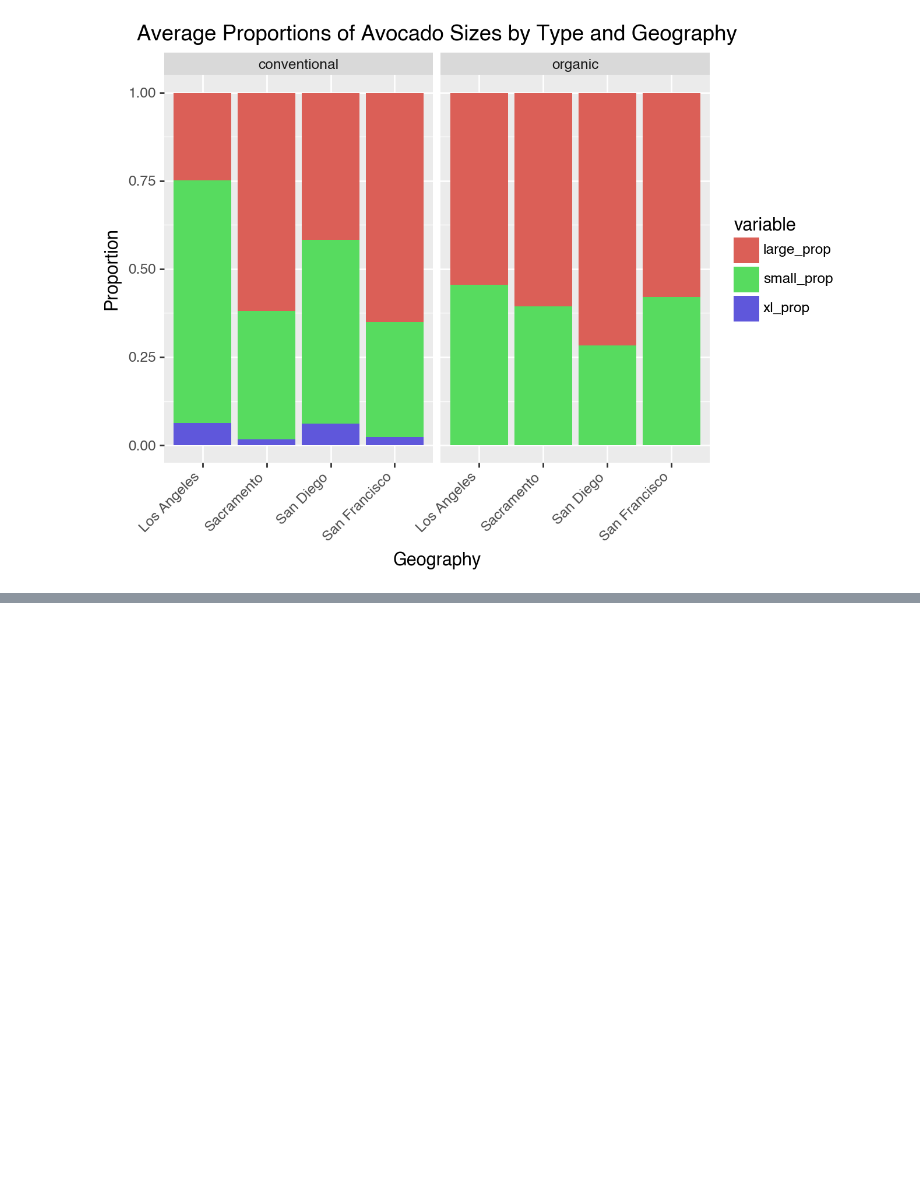
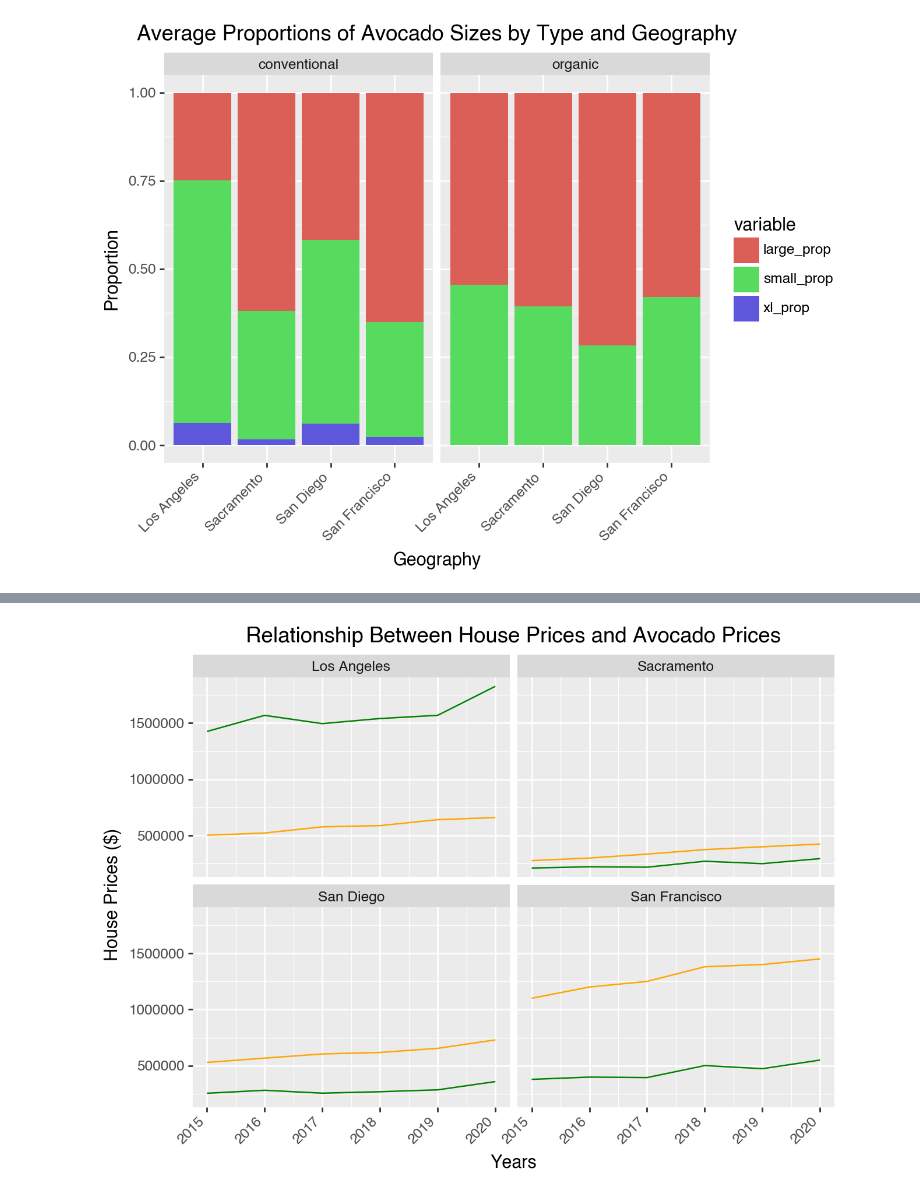
Before and after one commit to alexandragrover/GSB-544, a Jupyter notebook: Labs/Lab 2/Lab_2.ipynb, the cells around one changed output, grey strips where cells are left out. Saved outputs shown, nothing was run; the diff lists cells and outputs as text; code cells hidden in the pictures; blank space fills up the shorter version.

```diff
--- a/Labs/Lab 2/Lab_2.ipynb
+++ b/Labs/Lab 2/Lab_2.ipynb
@@ -158,8 +164,8 @@ The region that has the most sales of small Hass avocados is West.
 avocados['date'] = pd.to_datetime(avocados['date'])
 
 avocados['month'] = avocados['date'].dt.month
-avocados['year'] = avocados['date'].dt.day
-avocados['day'] = avocados['date'].dt.year
+avocados['day'] = avocados['date'].dt.day
+avocados['year'] = avocados['date'].dt.year
 
 monthly_sales = avocados.groupby('month')['total_volume'].sum()
 print(monthly_sales)
@@ -393,0 +377,3 @@ merged_data = pd.merge(df1, df2, on=['common_column_1', 'common_column_2'], how=
+# %%
+#filter california data
+california_avo = california.groupby(['year', 'geography']).agg(mean_total_volume=('total_volume', 'mean')).reset_index()
@@ -393,0 +386,4 @@ merged_data = pd.merge(df1, df2, on=['common_column_1', 'common_column_2'], how=
+# %%
+#merge data
+merge_data = california_avo.merge(house_prices, on=['year', 'geography'])
+merge_data.head()
@@ -393,0 +397,11 @@ merged_data = pd.merge(df1, df2, on=['common_column_1', 'common_column_2'], how=
+# %%
+(ggplot(merge_data, aes(x='year'))
+        + geom_line(aes(y='house_price'),color ='orange')
+        + geom_line(aes(y='mean_total_volume'), color= "green")
+        + labs(title='Relationship Between House Prices and Avocado Prices',
+               y='House Prices ($) ',
+               x='Years')
+        + theme(axis_text_x=element_text(rotation=45, hjust=1))
+         + facet_wrap('geography'))
+# %% [output]
+[figure, added]
```
Also changed, not shown: parts of 7 cells of this notebook.
